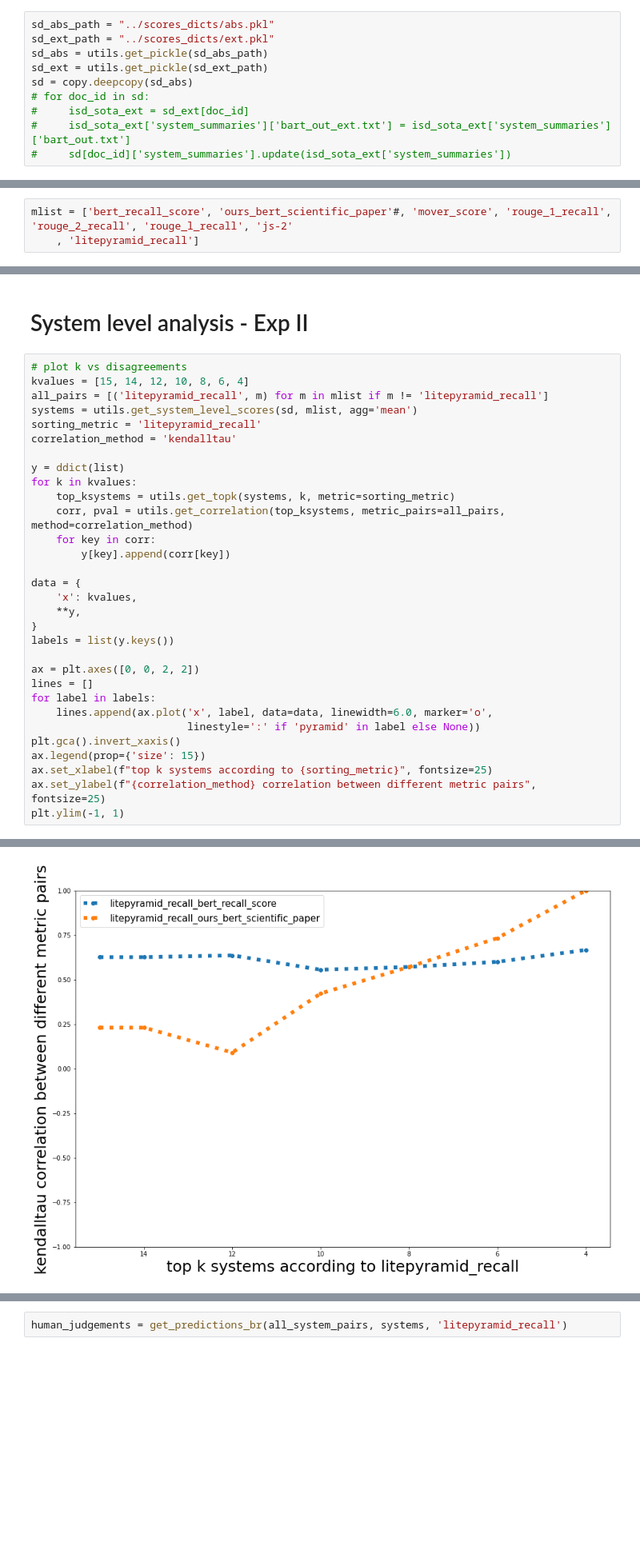
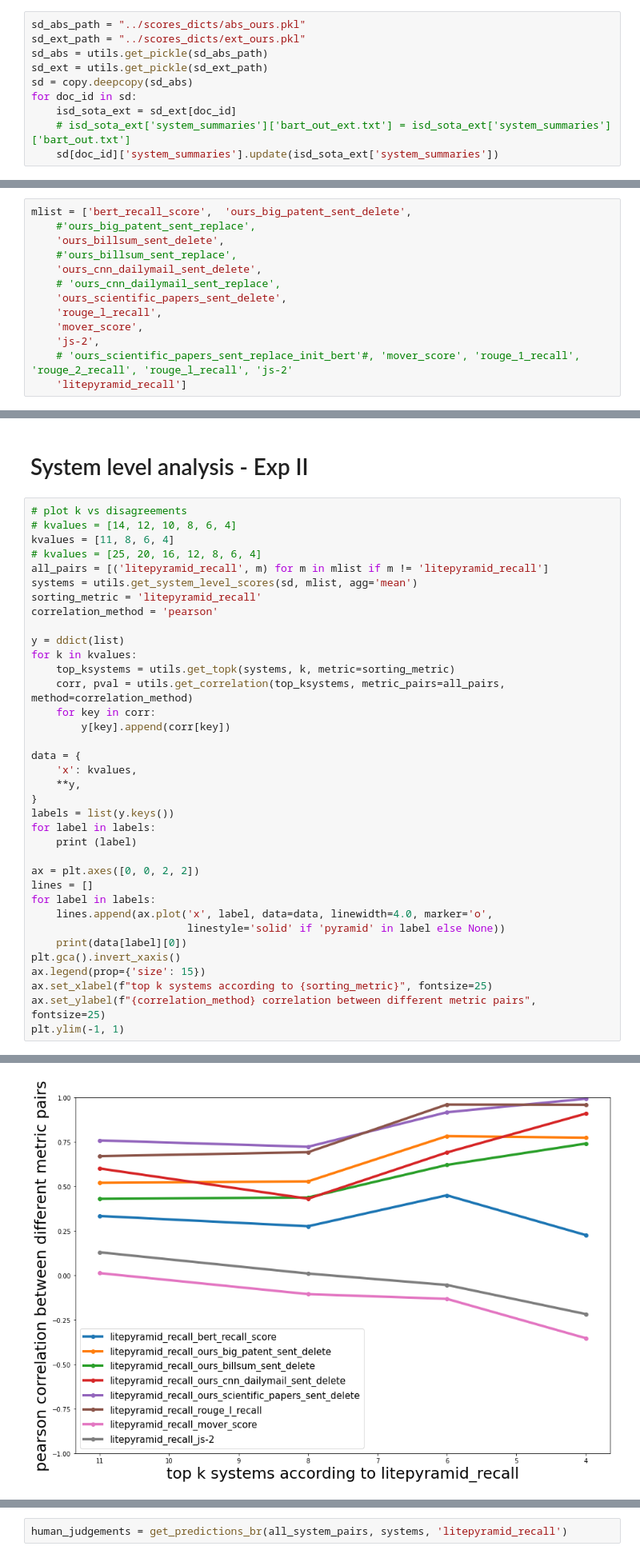
Before and after one commit to forrestbao/SueNes, a Jupyter notebook: human/realsumm/analysis/analysis.ipynb, the cells around one changed output, grey strips where cells are left out. Shown at 80% size. Saved outputs shown, nothing was run; the diff lists cells and outputs as text; blank space fills up the shorter version.

```diff
--- a/human/realsumm/analysis/analysis.ipynb
+++ b/human/realsumm/analysis/analysis.ipynb
@@ -22,15 +25,15 @@ sd = utils.get_pickle(sd_path)
 # %% [markdown]
 # To analyze mix of ext and abs summaries, load both and merge
 # %%
-sd_abs_path = "../scores_dicts/abs.pkl"
-sd_ext_path = "../scores_dicts/ext.pkl"
+sd_abs_path = "../scores_dicts/abs_ours.pkl"
+sd_ext_path = "../scores_dicts/ext_ours.pkl"
 sd_abs = utils.get_pickle(sd_abs_path)
 sd_ext = utils.get_pickle(sd_ext_path)
 sd = copy.deepcopy(sd_abs)
-# for doc_id in sd:
-#     isd_sota_ext = sd_ext[doc_id]
-#     isd_sota_ext['system_summaries']['bart_out_ext.txt'] = isd_sota_ext['system_summaries']['bart_out.txt']
-#     sd[doc_id]['system_summaries'].update(isd_sota_ext['system_summaries'])
+for doc_id in sd:
+    isd_sota_ext = sd_ext[doc_id]
+    # isd_sota_ext['system_summaries']['bart_out_ext.txt'] = isd_sota_ext['system_summaries']['bart_out.txt']
+    sd[doc_id]['system_summaries'].update(isd_sota_ext['system_summaries'])
 # %% [markdown]
 # Data exploration
 # %%
@@ -97,8 +100,18 @@ mlist
 # %% [markdown]
 ## Filter out some metrics if reqd
 # %%
-mlist = ['bert_recall_score', 'ours_bert_scientific_paper'#, 'mover_score', 'rouge_1_recall', 'rouge_2_recall', 'rouge_l_recall', 'js-2'
-    , 'litepyramid_recall']
+mlist = ['bert_recall_score',  'ours_big_patent_sent_delete',
+    #'ours_big_patent_sent_replace',
+    'ours_billsum_sent_delete',
+    #'ours_billsum_sent_replace',
+    'ours_cnn_dailymail_sent_delete',
+    # 'ours_cnn_dailymail_sent_replace',
+    'ours_scientific_papers_sent_delete',
+    'rouge_l_recall',
+    'mover_score',
+    'js-2',
+    # 'ours_scientific_papers_sent_replace_init_bert'#, 'mover_score', 'rouge_1_recall', 'rouge_2_recall', 'rouge_l_recall', 'js-2'
+    'litepyramid_recall']
 # %% [markdown]
 # Write to william's test format - Exp I
 The below lines writes our data in the appropriate format for william's test. To run william's test see https://github.com/ygraham/nlp-williams
@@ -152,11 +165,13 @@ with open(metric_scores_fp, 'w') as f:
 # System level analysis - Exp II
 # %%
 # plot k vs disagreements
-kvalues = [15, 14, 12, 10, 8, 6, 4]
+# kvalues = [14, 12, 10, 8, 6, 4]
+kvalues = [11, 8, 6, 4]
+# kvalues = [25, 20, 16, 12, 8, 6, 4]
 all_pairs = [('litepyramid_recall', m) for m in mlist if m != 'litepyramid_recall']
 systems = utils.get_system_level_scores(sd, mlist, agg='mean')
 sorting_metric = 'litepyramid_recall'
-correlation_method = 'kendalltau'
+correlation_method = 'pearson'
 
 y = ddict(list)
 for k in kvalues:
@@ -170,12 +185,15 @@ data = {
     **y,
 }
 labels = list(y.keys())
+for label in labels:
+    print (label)
 
 ax = plt.axes([0, 0, 2, 2])
 lines = []
 for label in labels:
-    lines.append(ax.plot('x', label, data=data, linewidth=6.0, marker='o',
-                         linestyle=':' if 'pyramid' in label else None))
+    lines.append(ax.plot('x', label, data=data, linewidth=4.0, marker='o',
+                         linestyle='solid' if 'pyramid' in label else None))
+    print(data[label][0])
 plt.gca().invert_xaxis()
 ax.legend(prop={'size': 15})
 ax.set_xlabel(f"top k systems according to {sorting_metric}", fontsize=25)
@@ -189 +223 @@ Text(0, 0.5, 'kendalltau correlation between different metric pairs')
-[figure, old version]
+[figure, new version]
```
Also changed, not shown: parts of 8 cells of this notebook, 2 other files.
